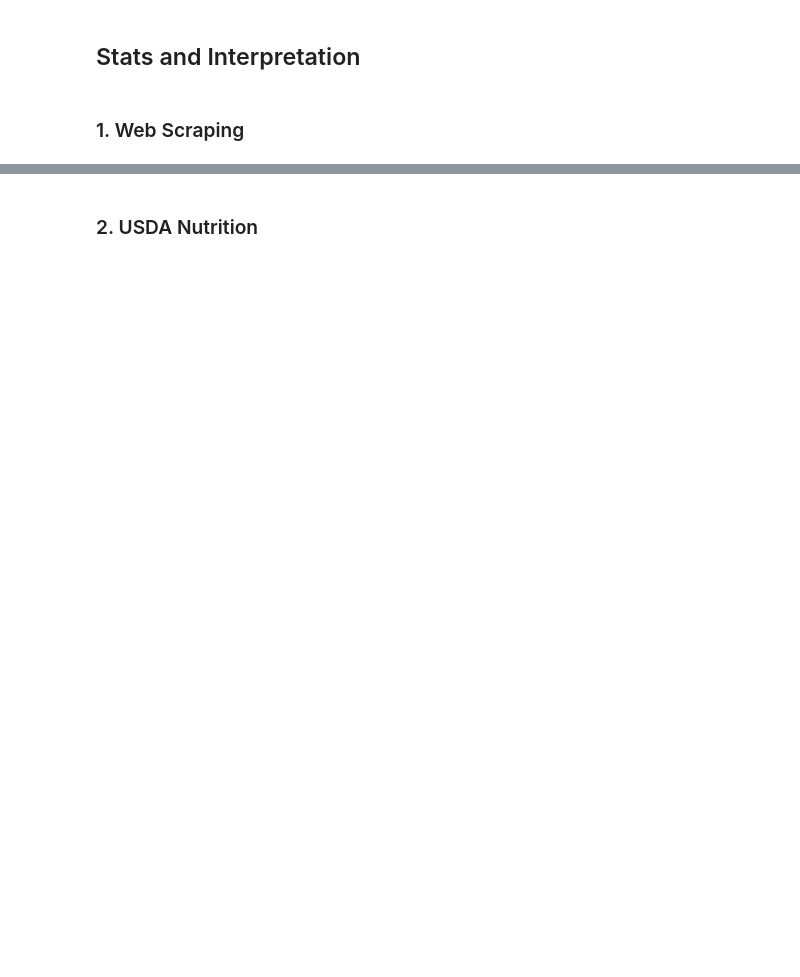
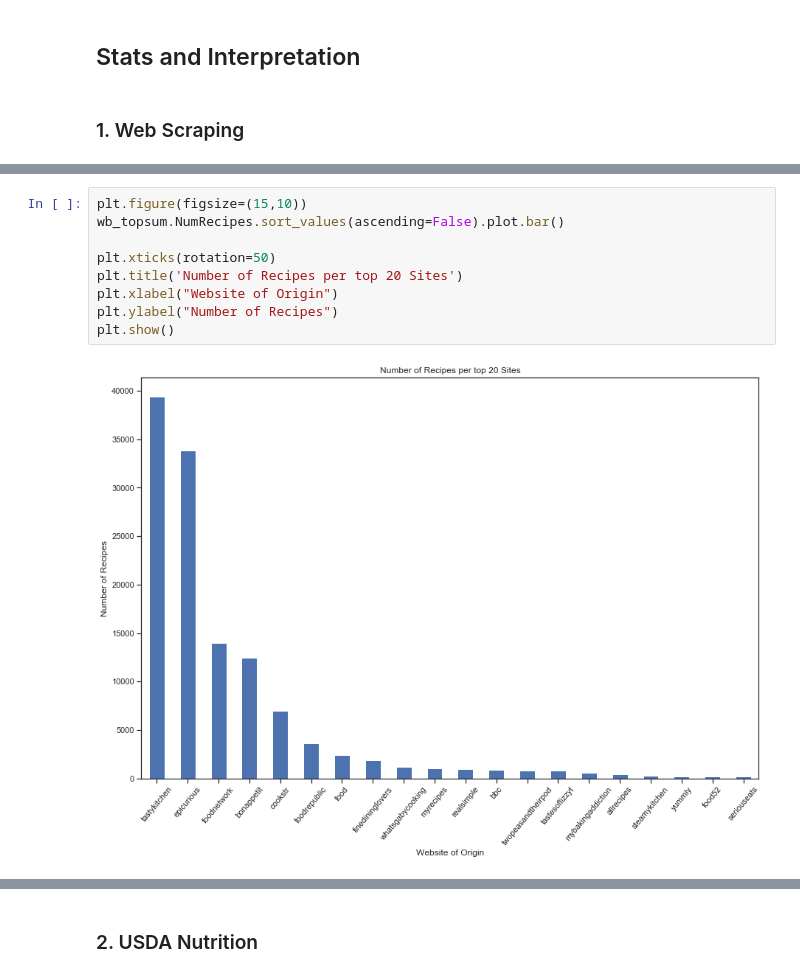
Before and after one commit to nemasobhani/Nutrition-from-Web-Scraped-Recipes, a Jupyter notebook: Project_Final_Report.ipynb, the cells around one changed output, grey strips where cells are left out. Drawn from its saved outputs; the diff is of its cells as text; blank space fills up the shorter version.

```diff
--- a/Project_Final_Report.ipynb
+++ b/Project_Final_Report.ipynb
@@ -91,0 +120,11 @@ ModuleNotFoundError: No module named 'NG_analysis'
+# %%
+plt.figure(figsize=(15,10))
+wb_topsum.NumRecipes.sort_values(ascending=False).plot.bar()
+
+plt.xticks(rotation=50)
+plt.title('Number of Recipes per top 20 Sites')
+plt.xlabel("Website of Origin")
+plt.ylabel("Number of Recipes")
+plt.show()
+# %% [output]
+[figure, added]
```
Also changed, not shown: parts of 29 cells of this notebook, 5 other files.
